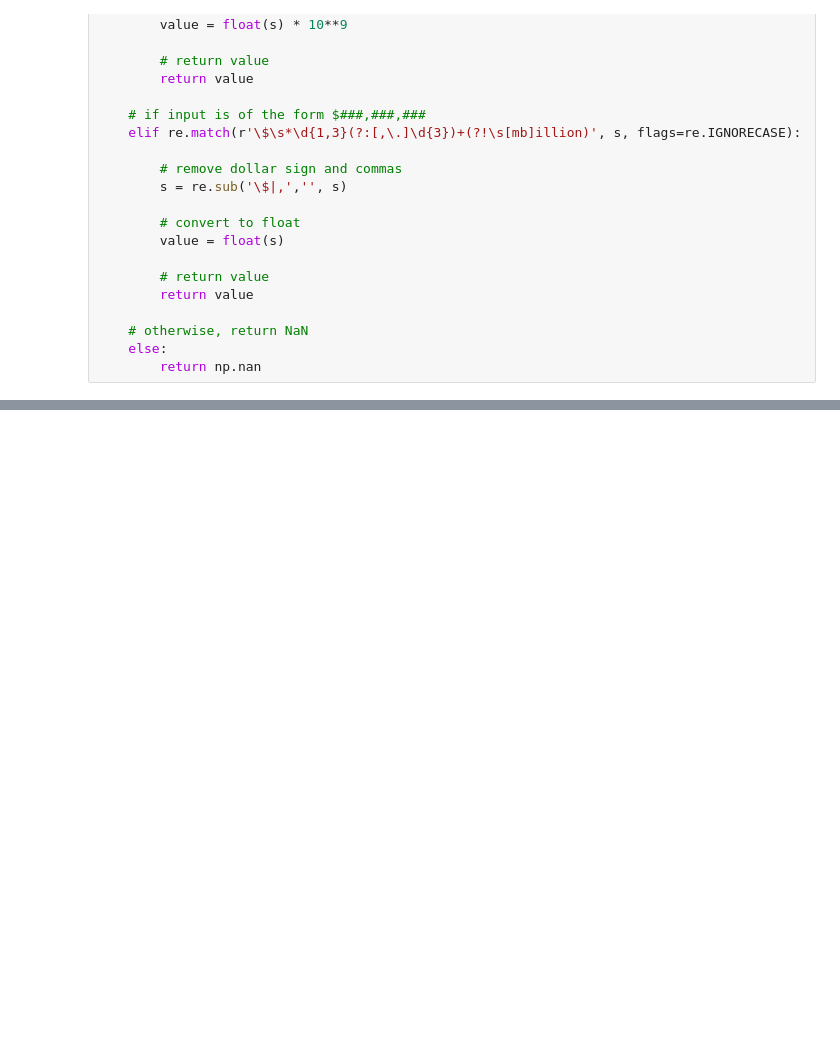
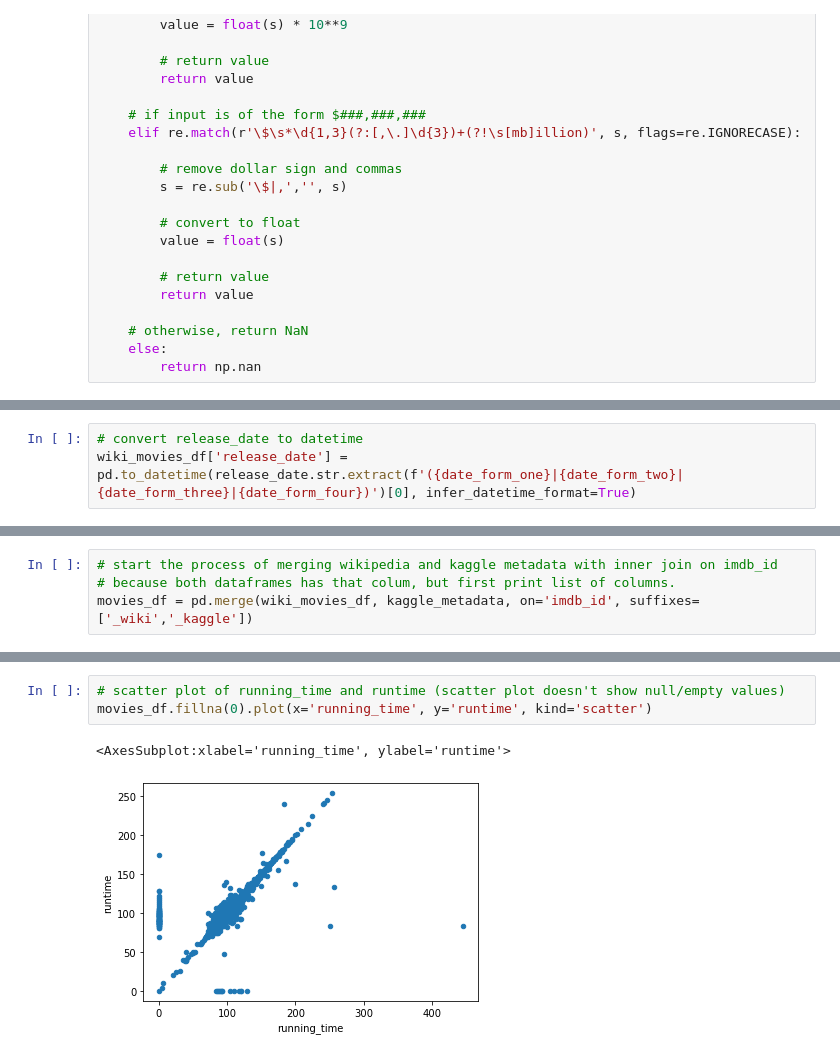
Before and after one commit to sam1arif/Movies-ETL, a Jupyter notebook: ETL.ipynb, the cells around one changed output, grey strips where cells are left out. Saved outputs shown, nothing was run; the diff lists cells and outputs as text; blank space fills up the shorter version.

```diff
--- a/ETL.ipynb
+++ b/ETL.ipynb
@@ -885,0 +699,3 @@ Name: rating, dtype: float64
+# %%
+# convert release_date to datetime
+wiki_movies_df['release_date'] = pd.to_datetime(release_date.str.extract(f'({date_form_one}|{date_form_two}|{date_form_three}|{date_form_four})')[0], infer_datetime_format=True)
@@ -885,0 +889,4 @@ Name: rating, dtype: float64
+# %%
+# start the process of merging wikipedia and kaggle metadata with inner join on imdb_id
+# because both dataframes has that colum, but first print list of columns.
+movies_df = pd.merge(wiki_movies_df, kaggle_metadata, on='imdb_id', suffixes=['_wiki','_kaggle'])
@@ -885,0 +946,6 @@ Name: rating, dtype: float64
+# %%
+# scatter plot of running_time and runtime (scatter plot doesn't show null/empty values)
+movies_df.fillna(0).plot(x='running_time', y='runtime', kind='scatter')
+# %% [output]
+<AxesSubplot:xlabel='running_time', ylabel='runtime'>
+[figure, added]
```
Also changed, not shown: parts of 97 cells of this notebook.
